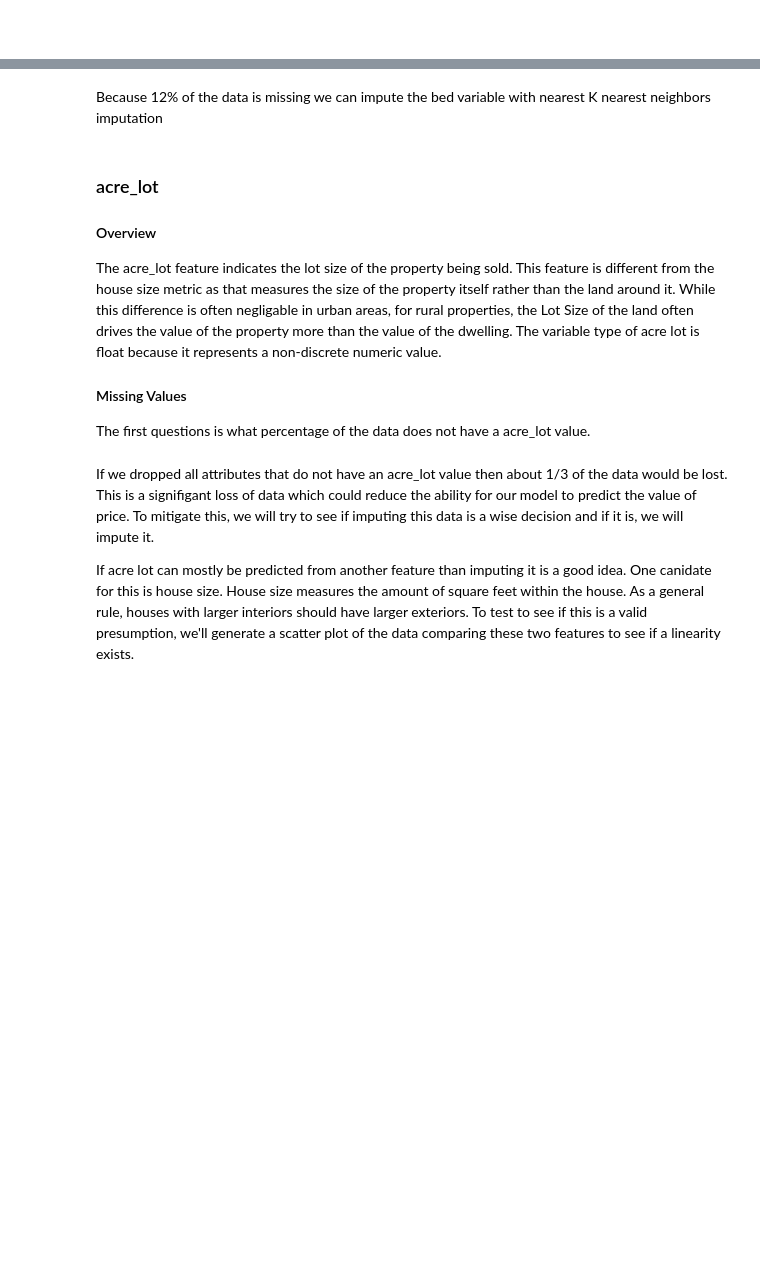
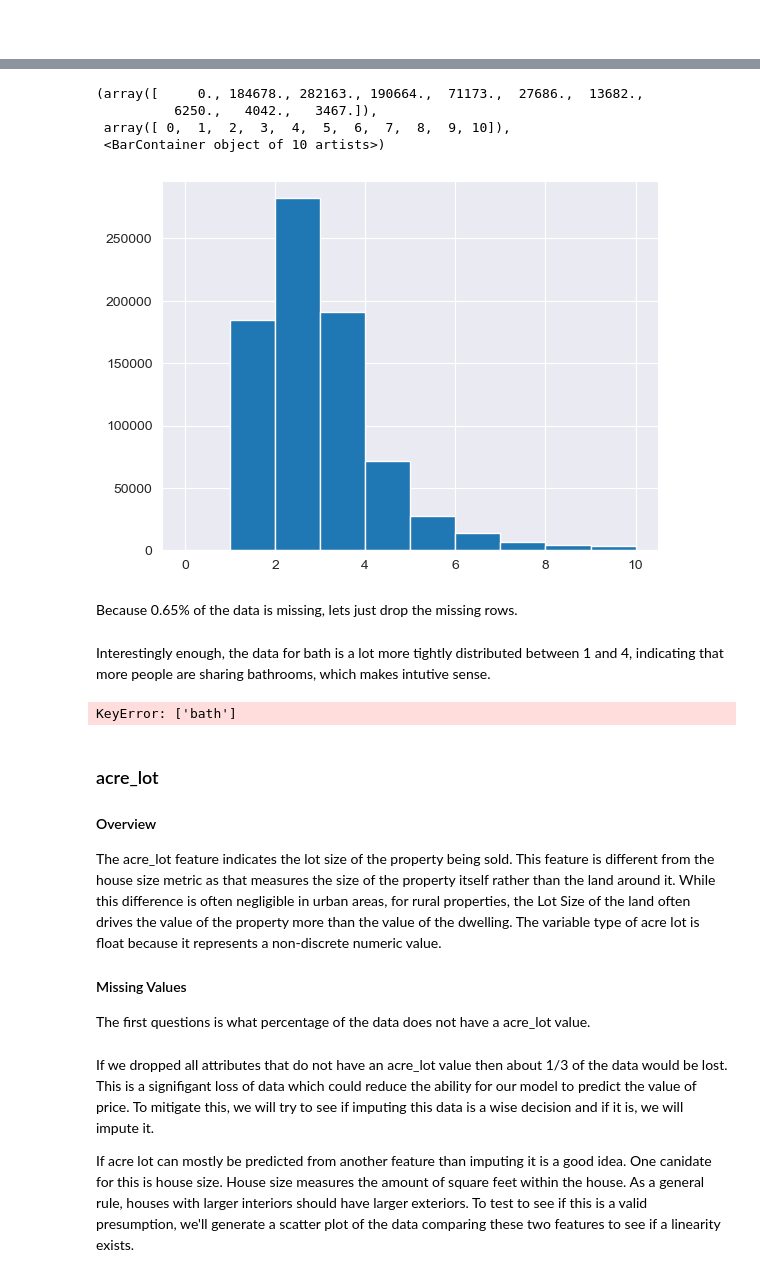
Before and after one commit to saakethkoka/Real-Estate-EDA, a Jupyter notebook: eda.ipynb, the cells around one changed output, grey strips where cells are left out. Cells and saved outputs as stored; diff of their text form; code cells hidden in the pictures; blank space fills up the shorter version.

```diff
--- a/eda.ipynb
+++ b/eda.ipynb
@@ -149,10 +161,24 @@ print(txt.format(percent=(df.bath.isna().sum()*100) / len(df)))
-# %% [markdown]
-Because 12% of the data is missing we can impute the bed variable with nearest K nearest neighbors imputation
+# %%
+plt.hist(data=df, x="bath", bins=[0,1,2,3,4,5,6,7,8,9,10])
+# %% [output]
+(array([     0., 184678., 282163., 190664.,  71173.,  27686.,  13682.,
+          6250.,   4042.,   3467.]),
+ array([ 0,  1,  2,  3,  4,  5,  6,  7,  8,  9, 10]),
+ <BarContainer object of 10 artists>)
+[figure, added]
+# %% [markdown]
+Because 0.65% of the data is missing, lets just drop the missing rows.
+# %% [markdown]
+Interestingly enough, the data for bath is a lot more tightly distributed between 1 and 4, indicating that more people are sharing bathrooms, which makes intutive sense.
+# %%
+df.dropna(subset=['bath'], axis=1, inplace=True)
+# %% [output]
+KeyError: ['bath']
 # %% [markdown]
 ### acre_lot
 
 #### Overview
-The acre_lot feature indicates the lot size of the property being sold. This feature is different from the house size metric as that measures the size of the property itself rather than the land around it. While this difference is often negligable in urban areas, for rural properties, the Lot Size of the land often drives the value of the property more than the value of the dwelling. The variable type of acre lot is float because it represents a non-discrete numeric value.
+The acre_lot feature indicates the lot size of the property being sold. This feature is different from the house size metric as that measures the size of the property itself rather than the land around it. While this difference is often negligible in urban areas, for rural properties, the Lot Size of the land often drives the value of the property more than the value of the dwelling. The variable type of acre lot is float because it represents a non-discrete numeric value.
 
 #### Missing Values
 The first questions is what percentage of the data does not have a acre_lot value.
```
Also changed, not shown: parts of 33 cells of this notebook.
